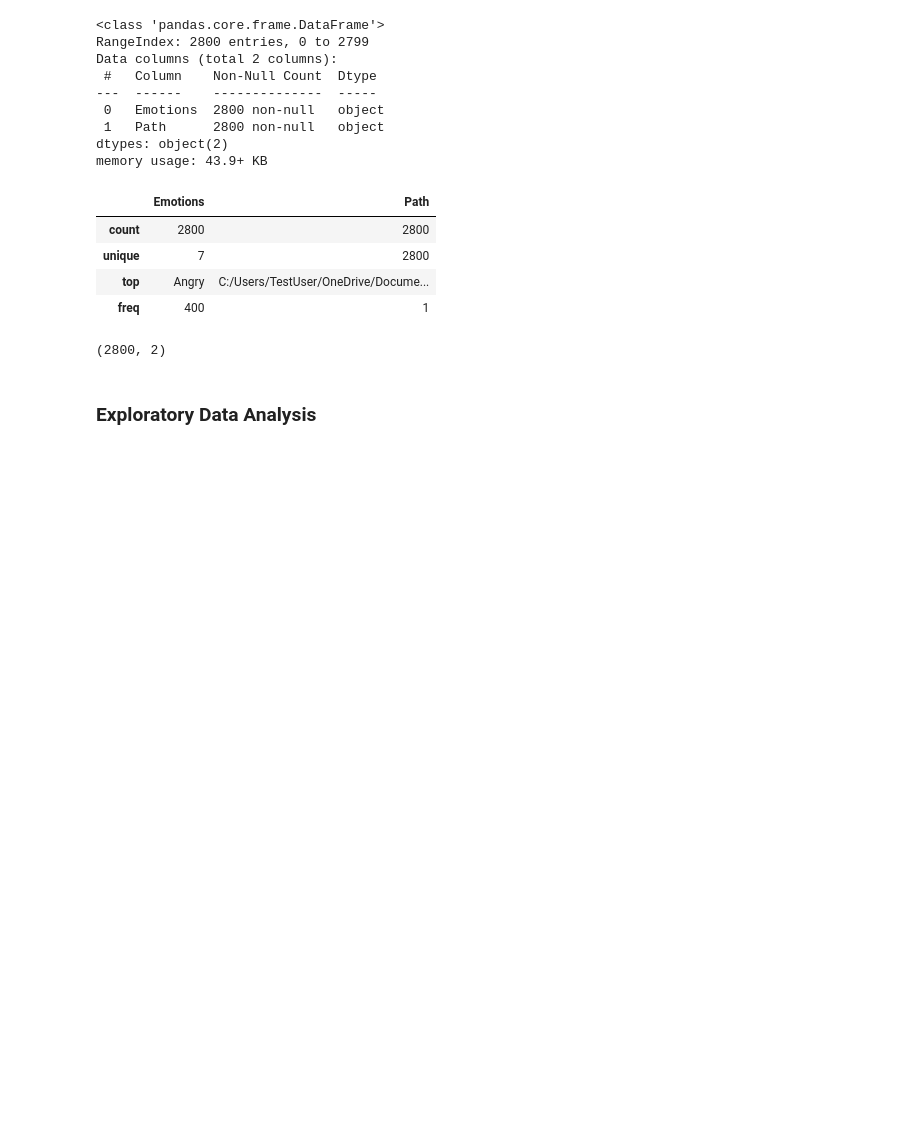
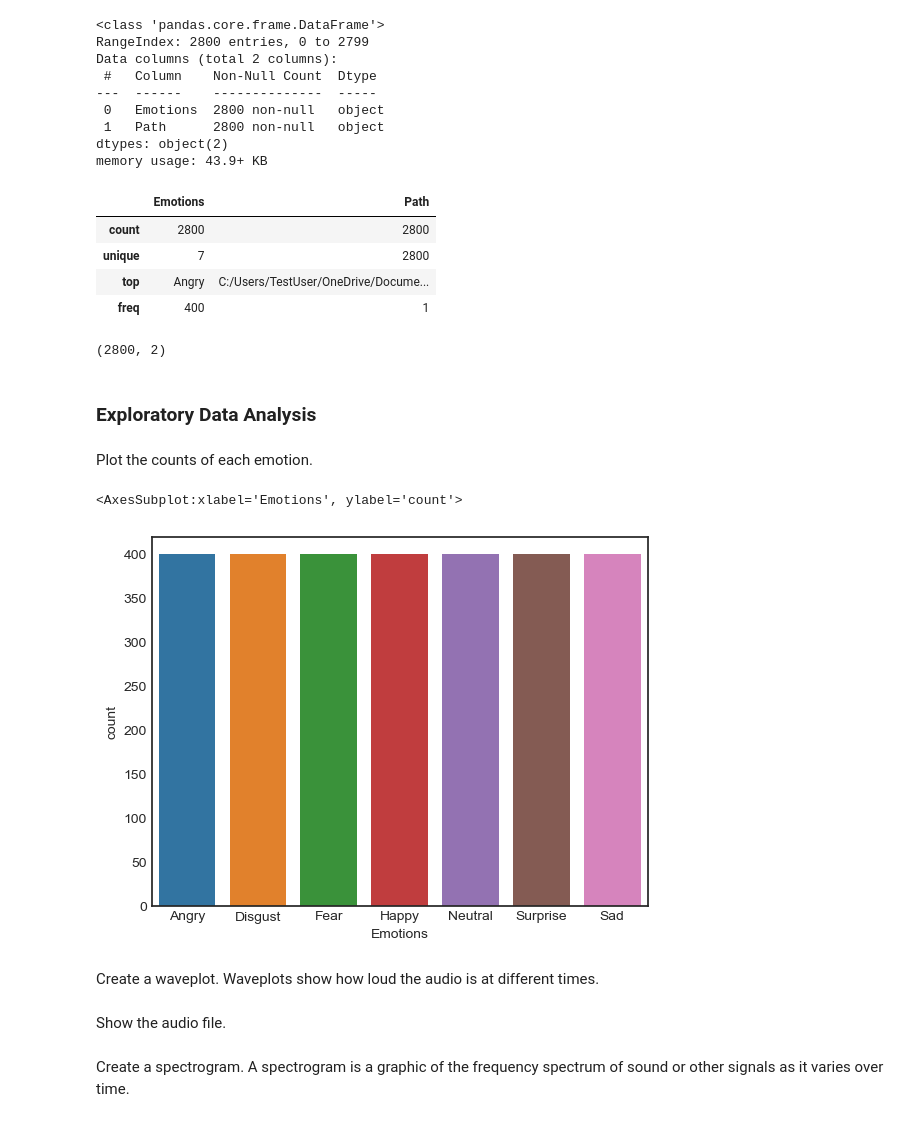
Before and after one commit to sehanks/DS400-Hanks, a Jupyter notebook: SER.ipynb, the cells around one changed output. Saved outputs shown, nothing was run; the diff lists cells and outputs as text; code cells hidden in the pictures; blank space fills up the shorter version.

```diff
--- a/SER.ipynb
+++ b/SER.ipynb
@@ -85,7 +88,7 @@ for i in directory:
             emotion.append('Sad')
         else:
             emotion.append('Unknown')
-        path.append(Tess + i + "/" + k)
+        path.append(Tess + "/" + i + "/" + k)
 # %% [markdown]
 Create a dataframe of with each file path and its corresponding emotion.
 # %%
@@ -142,3 +145,14 @@ Tess_df.shape
 (2800, 2)
 # %% [markdown]
 ### Exploratory Data Analysis
+# %% [markdown]
+Plot the counts of each emotion.
+# %%
+sns.countplot(data = Tess_df, x = 'Emotions')
+# %% [output]
+<AxesSubplot:xlabel='Emotions', ylabel='count'>
+[figure, added]
+# %% [markdown]
+Create a waveplot. Waveplots show how loud the audio is at different times.
+# %% [markdown]
+Show the audio file.
@@ -144,0 +172,2 @@ Tess_df.shape
+# %% [markdown]
+Create a spectrogram. A spectrogram is a graphic of the frequency spectrum of sound or other signals as it varies over time.
```
Also changed, not shown: parts of 57 cells of this notebook.
